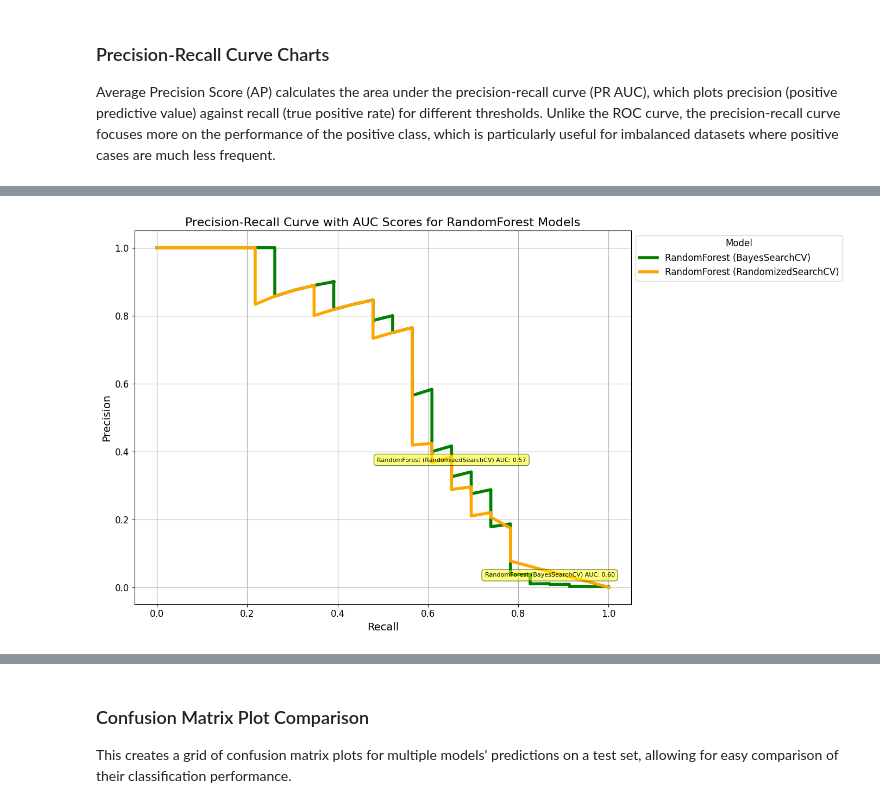
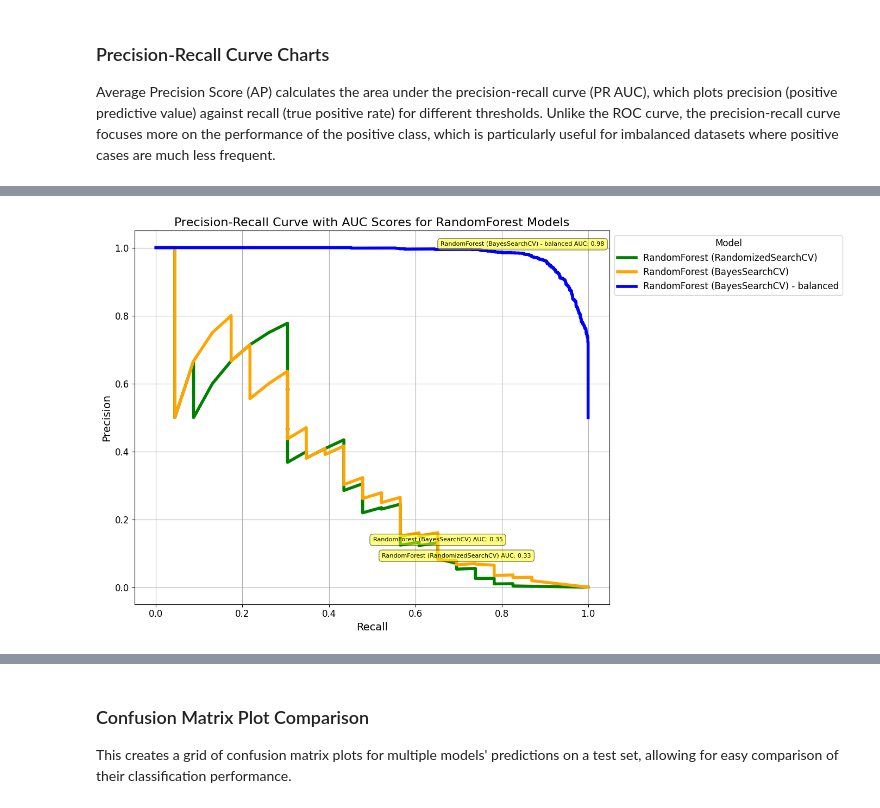
Before and after one commit to jdchen5/machinelearninglabs, a Jupyter notebook: CProject/fraud-withSections-stackedModels-balanced-JC.ipynb, the cells around one changed output, grey strips where cells are left out. Saved outputs shown, nothing was run; the diff lists cells and outputs as text; code cells hidden in the pictures.

```diff
--- a/CProject/fraud-withSections-stackedModels-balanced-JC.ipynb
+++ b/CProject/fraud-withSections-stackedModels-balanced-JC.ipynb
@@ -1196,29 +1240,28 @@ NameError: name 'pd' is not defined
 # %%
-# Initialise the RandomForestClassifier with the best hyperparameters
-rfc_bayes = RandomForestClassifier(
-    max_depth=11,
-    min_samples_leaf=1,
-    min_samples_split=10,
-    n_estimators=143,
-    random_state=42
-)
+start_time = time.time()
 
-# Fit the final model to the combined training and validation data
-rfc_bayes.fit(X_train_val, y_train_val)
+# Fit the final model to the balanced training data
+rfc_bayes.fit(X_balanced_train, y_balanced_train)
+
+end_time = time.time()
+execution_time = end_time - start_time
 
 # Prediction with RandomForestClassifier
-y_pred_randomforest_bayessearch_balanced=rfc_bayes.predict(X_balanced)
-y_pred_prob = rfc_bayes.predict_proba(X_balanced)[:, 1]  # probabilities of positive class
+y_pred_randomforest_bayessearch_balanced=rfc_bayes.predict(X_balanced_test)
+y_pred_prob = rfc_bayes.predict_proba(X_balanced_test)[:, 1]  # probabilities of positive class
 
 # adding performance metrics into model_performance_df
 model_performance_df, precision_recall_thresholds = add_model_performance(
     model_name='RandomForest (BayesSearchCV) - balanced',
-    y_true=y_balanced,
+    y_true=y_balanced_test,
     y_pred=y_pred_randomforest_bayessearch_balanced,
     y_pred_prob=y_pred_prob,
     df_performance=model_performance_df,
-    thresholds=precision_recall_thresholds
+    thresholds=precision_recall_thresholds,
+    exec_time=execution_time
 )
 
 # Display the updated DataFrame
 print(model_performance_df)
+
+print_timestamp()
@@ -1448,6 +1514,8 @@ stacked_model = StackingClassifier(
     cv=5
 )
 
+start_time = time.time()
+
 # Fit the stacked model
 stacked_model.fit(X_train, y_train)
 
@@ -1463,7 +1531,8 @@ y_train_val = np.concatenate([y_train, y_val])
 # Re-fit the stacked model on the combined training and validation dataset
 stacked_model.fit(X_train_val, y_train_val)
 
-
+end_time = time.time()
+execution_time = end_time - start_time
 
 # Predict and evaluate on the test set
 y_pred_stacked = stacked_model.predict(X_test)
@@ -1515,7 +1584,8 @@ model_performance_df, precision_recall_thresholds = add_model_performance(
     y_pred=y_pred_stacked,
     y_pred_prob=y_pred_prob,
     df_performance=model_performance_df,
-    thresholds=precision_recall_thresholds
+    thresholds=precision_recall_thresholds,
+    exec_time=execution_time
 )
 
 # Display the updated DataFrame
@@ -1676,7 +1749,7 @@ plt.rcParams.update({'font.size': 12, 'axes.labelsize': 14})
 
 # Plot precision-recall curves only for RandomForest models
 # Defining the colors for the models
-colors = {'RandomForest (BayesSearchCV)': 'green', 'RandomForest (RandomizedSearchCV)': 'orange'}
+colors = {'RandomForest (BayesSearchCV)': 'orange', 'RandomForest (RandomizedSearchCV)': 'green', 'RandomForest (BayesSearchCV) - balanced': 'blue'}
 
 # Plot precision-recall curves only for RandomForest models
 for i, (model_name, metrics) in enumerate(precision_recall_thresholds.items()):
@@ -1697,31 +1770,31 @@ for i, (index, row) in enumerate(model_performance_df.iterrows()):
                      (recall_val[mid_point], precision_val[mid_point]),
                      textcoords="offset points", # how to position the text
                      xytext=(0,10), # distance from text to points (x,y)
                      ha='center', # horizontal alignment can be left, right or center
                      fontsize=8,
                      bbox=dict(boxstyle='round,pad=0.5', fc='yellow', alpha=0.5))
 
 # Add gridlines
 plt.grid(True)
 
 # Add labels and title
 plt.xlabel('Recall', fontsize=14)
 plt.ylabel('Precision', fontsize=14)
 plt.title('Precision-Recall Curve with AUC Scores for RandomForest Models', fontsize=16)
 
 # Add the legend
 plt.legend(title="Model", loc='upper left', fontsize=12, bbox_to_anchor=(1, 1))  # Legend outside
 
 # Add smaller threshold markers with transparency for RandomForest models
 for model_name, metrics in precision_recall_thresholds.items():
     if "RandomForest" in model_name:
         closest_threshold_index = np.argmin(np.abs(metrics['thresholds'] - 0.5))
         plt.scatter(metrics['recall'][closest_threshold_index], metrics['precision'][closest_threshold_index], s=20, color='black', alpha=0.5)
 
 plt.tight_layout()  # Adjust layout
 
 plt.show()
 
 print_timestamp()
 # %% [output]
-[figure, old version]
+[figure, new version]
```
Also changed, not shown: parts of 29 cells of this notebook.
